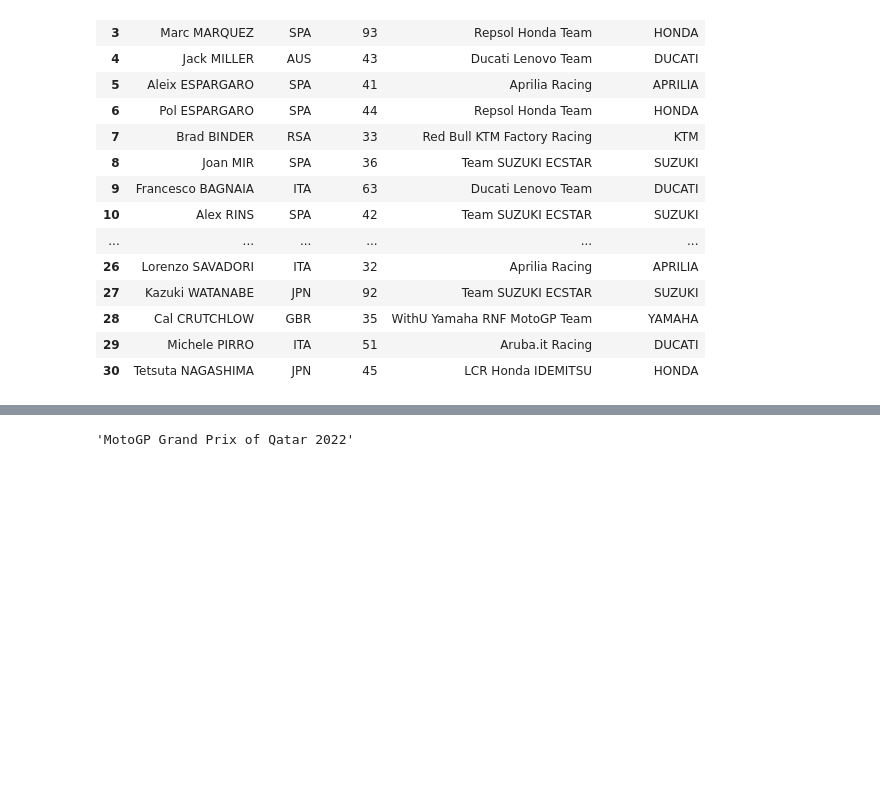
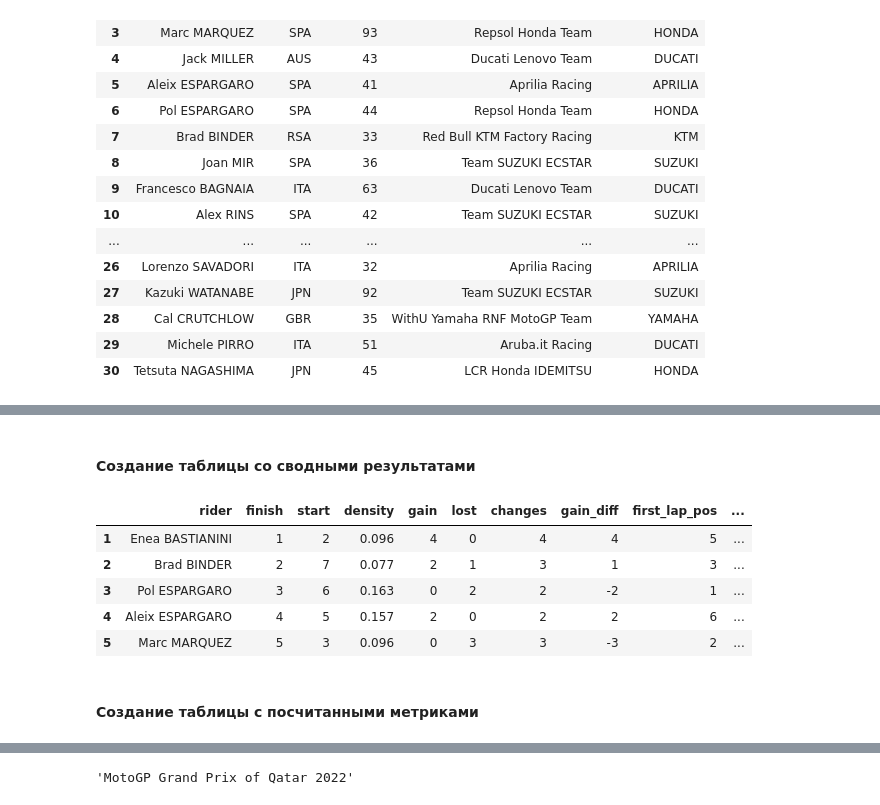
Before and after one commit to a-chasovsky/pers_motogp_analytics, a Jupyter notebook: motogp_riders_rating.ipynb, the cells around one changed output, grey strips where cells are left out. Cells and saved outputs as stored; diff of their text form; code cells hidden in the pictures; blank space fills up the shorter version.

```diff
--- a/motogp_riders_rating.ipynb
+++ b/motogp_riders_rating.ipynb
@@ -1825,0 +1633,2 @@ def plot_summary_create(
+# %% [markdown]
+#### Создание таблицы со сводными результатами
@@ -1825,0 +1708,16 @@ def plot_summary_create(
+# %%
+results_df = results_df_create(
+    analysis_df, riders_started_df, density_df,
+    position_change_df, positions_df
+)
+# %%
+results_df[:5]
+# %% [output]
+|  | rider | finish | start | density | gain | lost | changes | gain_diff | first_lap_pos | ... |
+| 1 | Enea BASTIANINI | 1 | 2 | 0.096 | 4 | 0 | 4 | 4 | 5 | ... |
+| 2 | Brad BINDER | 2 | 7 | 0.077 | 2 | 1 | 3 | 1 | 3 | ... |
+| 3 | Pol ESPARGARO | 3 | 6 | 0.163 | 0 | 2 | 2 | -2 | 1 | ... |
+| 4 | Aleix ESPARGARO | 4 | 5 | 0.157 | 2 | 0 | 2 | 2 | 6 | ... |
+| 5 | Marc MARQUEZ | 5 | 3 | 0.096 | 0 | 3 | 3 | -3 | 2 | ... |
+# %% [markdown]
+#### Создание таблицы с посчитанными метриками
```
Also changed, not shown: parts of 123 cells of this notebook, 2 other files.
